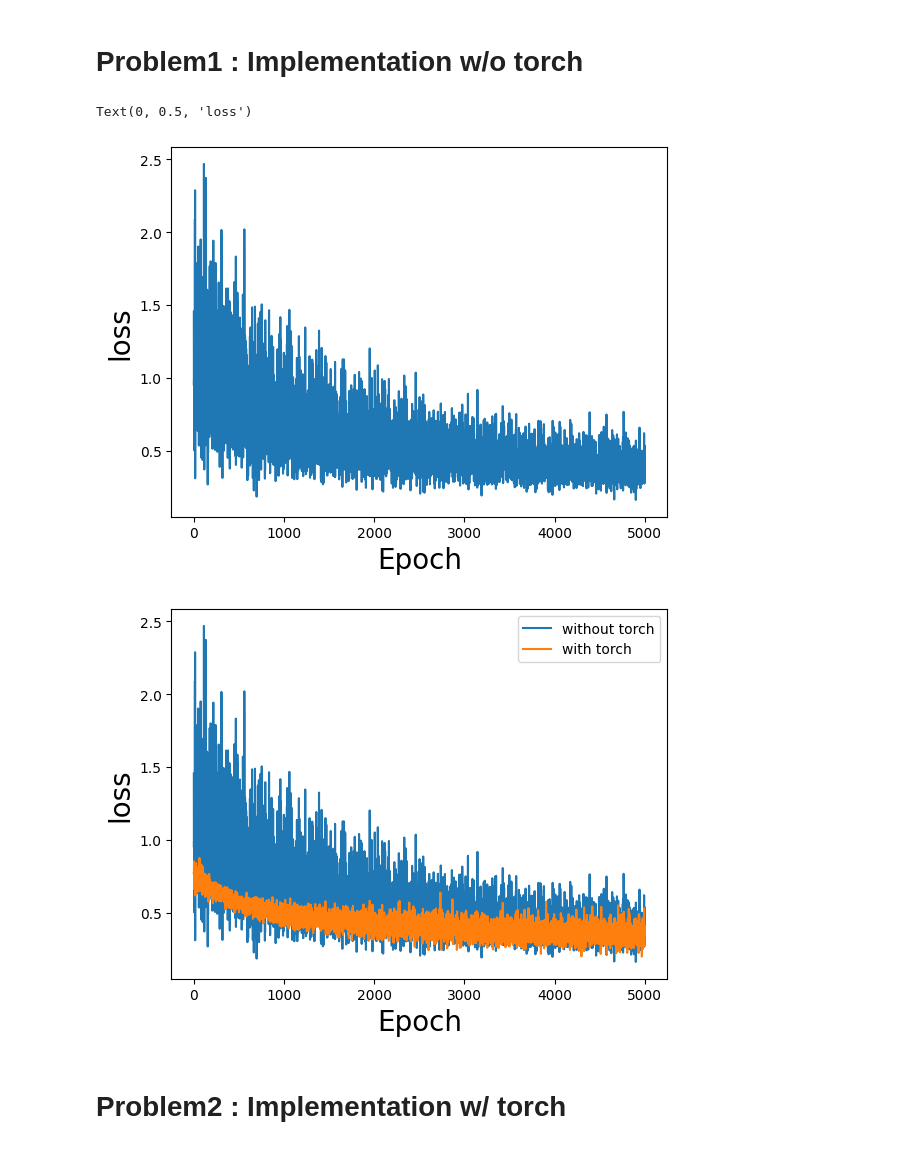
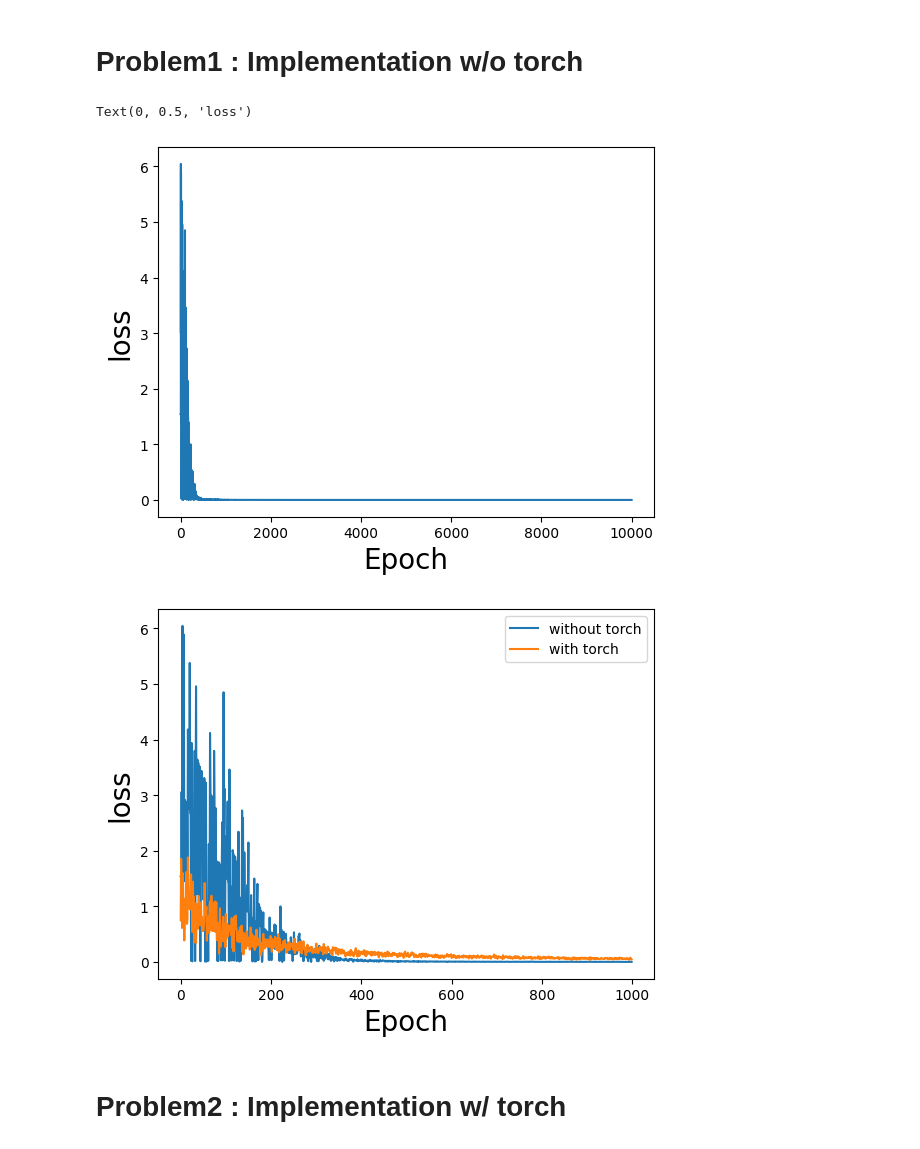
Before and after one commit to jmSNU/DNN, a Jupyter notebook: hw2/hw2.ipynb, the cells around one changed output. Saved outputs shown, nothing was run; the diff lists cells and outputs as text; code cells hidden in the pictures.

```diff
--- a/hw2/hw2.ipynb
+++ b/hw2/hw2.ipynb
@@ -35,15 +9,0 @@ losses = []
-# %%
-for _ in range(epoch) :
-    tmp_losses = []
-    for _ in range(N):
-        # Sampling
-        idx = randint(0, N-1)
-        target, label = X[idx], Y[idx]
-
-        optimizer.zero_grad()
-
-        train_loss = loss_function(model(torch.FloatTensor(target)), label)
-        tmp_losses.append(train_loss)
-        train_loss.backward() # calculate graident via backpropagation
-        optimizer.step() # update the parameteres
-    losses.append(np.mean([x.detach().numpy() for x in tmp_losses]))
@@ -73,52 +67,66 @@ epoch = 5000
 # %%
+import numpy as np
+from random import randint
+import matplotlib.pyplot as plt
+N,p = 30,20
+np.random.seed(0)
+X = np.random.randn(N,p)
+Y = 2*np.random.randint(2,size = N)-1
+lr = 3e-4
+epoch = 10000
+batch_size = 8
+
 class LR():
     def __init__(self,input_dim = p):
-        self.weight = np.random.uniform(0,1,input_dim+1) # last row is bias term
+        self.weight = torch.FloatTensor(np.random.uniform(0,1,input_dim+1)) # last row is bias term
     def output(self,x):
-        x = np.append(x,1) # add dummy column that is one
-        return x.T@self.weight
+        return x@self.weight
     def update_weight(self,grad,lr = 1e-4):
         self.weight = self.weight - lr * grad
 
 model = LR()
 
 def logistic_loss(output, target):
-    return np.log(1+np.exp(-target*output))
+    return np.log(1+np.exp(-target@output))
 
 loss_function = logistic_loss
 losses = []
 
 for _ in range(epoch) :
     tmp_losses = []
-    for _ in range(p):
+    for _ in range(batch_size):
         # Sampling
-        idx = randint(0, N-1)
-        target, label = X[idx], Y[idx]
-        output = model.output(target)
+        idx = randint(0, (N-1)//batch_size)
+        input, label = X[idx*batch_size : (idx+1)*batch_size], Y[idx*batch_size : (idx+1)*batch_size]
 
-        target = np.append(target,1)
+        input = torch.FloatTensor(input)
+        label = torch.FloatTensor(label)
+
+        input = torch.hstack([input,torch.ones((input.size()[0],1))]) # add dummy for bias term
+        output = model.output(input)
+
 
         train_loss = loss_function(output, label)
         tmp_losses.append(train_loss)
-        grad = - label*target*1/(1+np.exp(label*output))
+        grad = - label*input.T@(1/(1+np.exp(label*output)))
         model.update_weight(grad,lr = lr)
-    losses.append(np.mean([x for x in tmp_losses]))
+    losses.append(np.mean(tmp_losses))
 
 plt.plot(range(epoch), np.abs(losses))
 plt.xlabel("Epoch",fontsize = 20)
 plt.ylabel("loss",fontsize = 20)
 # %% [output]
 Text(0, 0.5, 'loss')
-[figure, old version]
+[figure, new version]
 # %%
-plt.plot(range(epoch),np.abs(losses),label = "without torch")
-plt.plot(range(epoch),losses_w_torch,label = "with torch")
+plt.plot(range(1000),np.abs(losses[:1000]),label = "without torch")
+plt.plot(range(1000),losses_w_torch[:1000],label = "with torch")
 plt.xlabel("Epoch",fontsize = 20)
 plt.ylabel("loss",fontsize = 20)
 plt.legend()
 plt.show()
 # %% [output]
-[figure, old version]
+[figure, new version]
 # %% [markdown]
 Problem2 : Implementation w/ torch
 ==========
```
Also changed, not shown: parts of 17 cells of this notebook, 9 other files.
